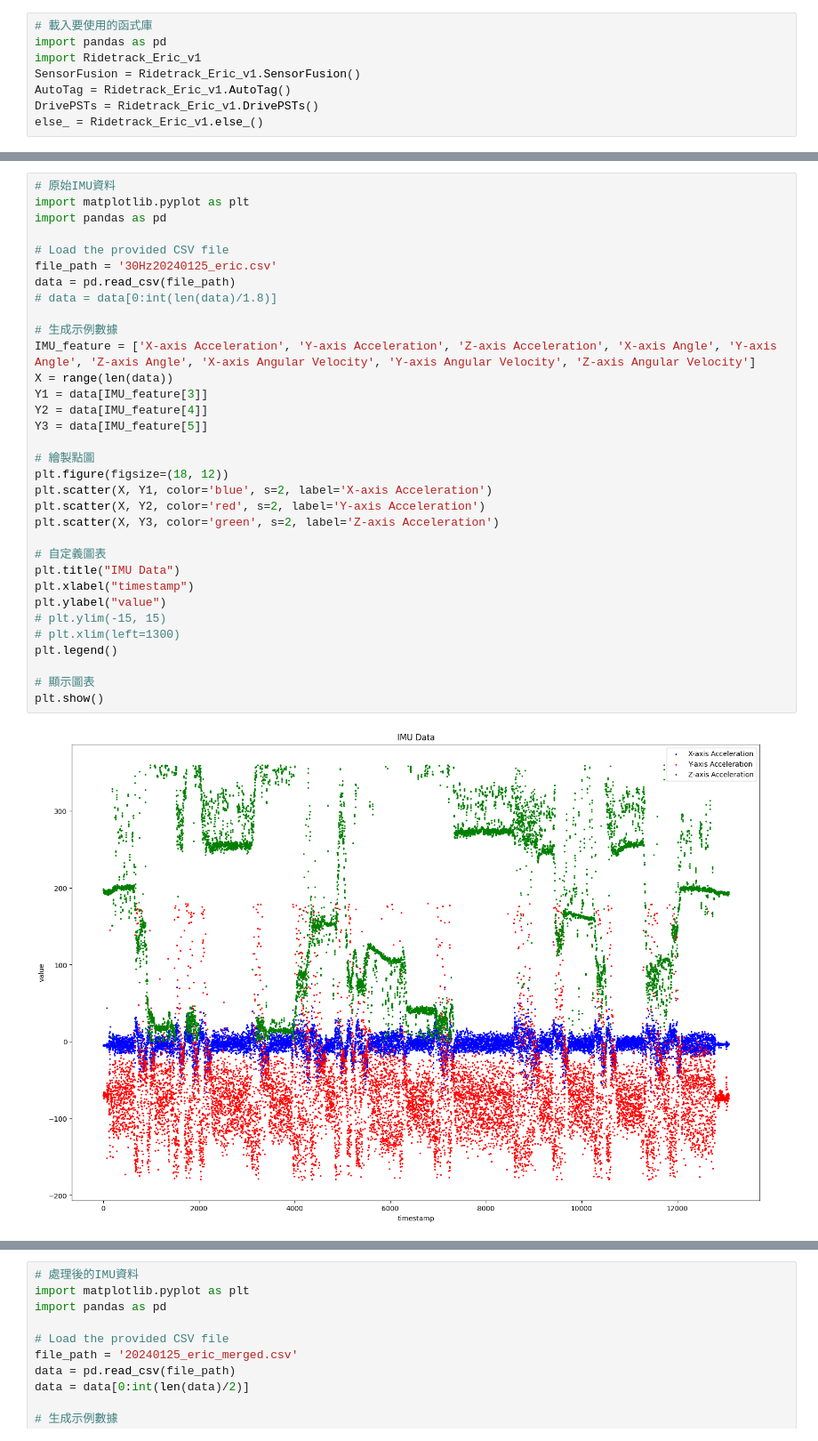
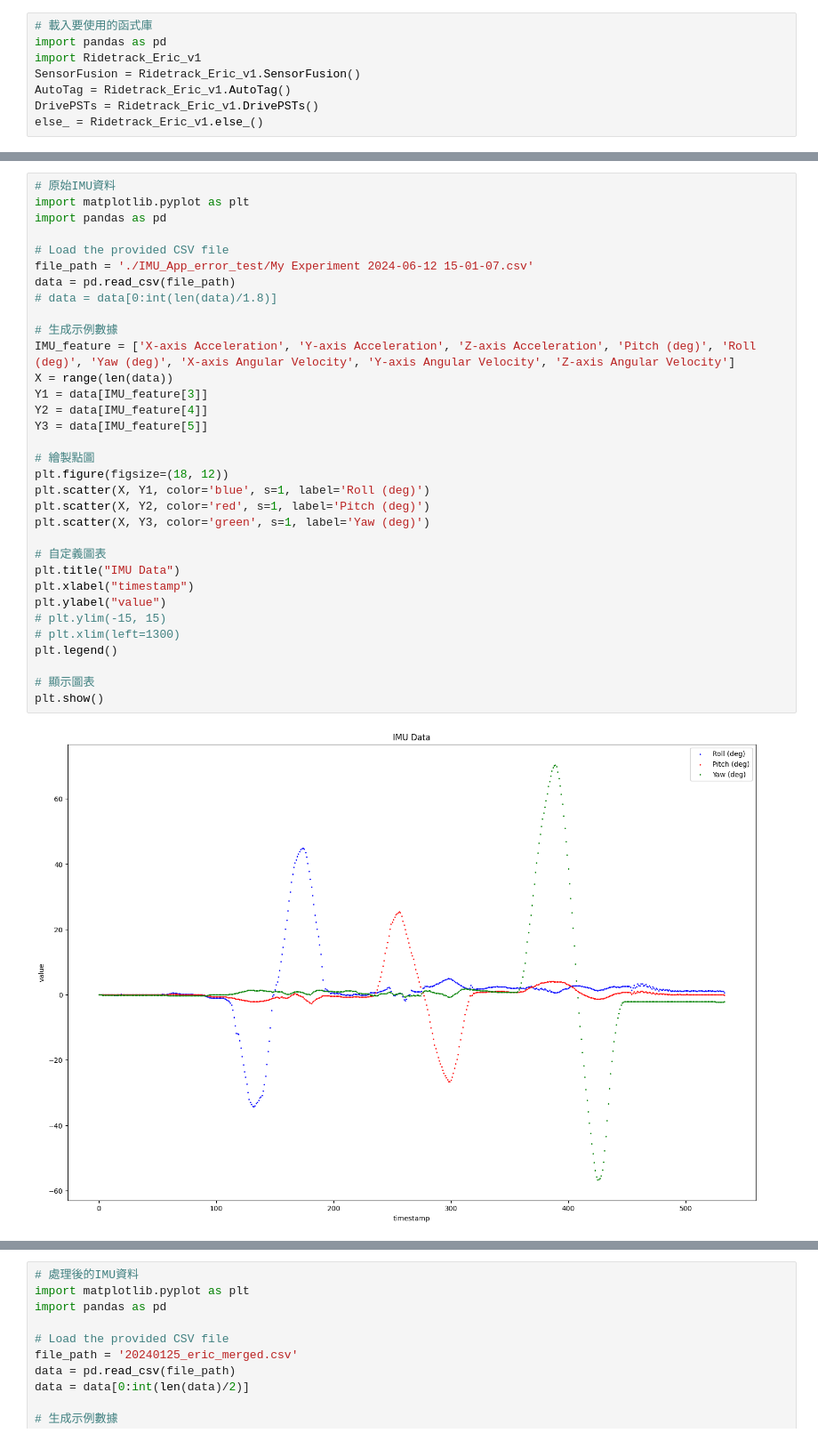
Before and after one commit to SROP6313/Motor_RideTrack, a Jupyter notebook: IMU_Analyze.ipynb, the cells around one changed output, grey strips where cells are left out. Shown at 89% size. Drawn from its saved outputs; the diff is of its cells as text.

```diff
--- a/IMU_Analyze.ipynb
+++ b/IMU_Analyze.ipynb
@@ -11,35 +26,35 @@ SensorFusion.Axis_Process('30Hz20240430_test.txt', '30Hz20240430_test.csv')
 # %%
 # 原始IMU資料
 import matplotlib.pyplot as plt
 import pandas as pd
 
 # Load the provided CSV file
-file_path = '30Hz20240125_eric.csv'
+file_path = './IMU_App_error_test/My Experiment 2024-06-12 15-01-07.csv'
 data = pd.read_csv(file_path)
 # data = data[0:int(len(data)/1.8)]
 
 # 生成示例數據
-IMU_feature = ['X-axis Acceleration', 'Y-axis Acceleration', 'Z-axis Acceleration', 'X-axis Angle', 'Y-axis Angle', 'Z-axis Angle', 'X-axis Angular Velocity', 'Y-axis Angular Velocity', 'Z-axis Angular Velocity']
+IMU_feature = ['X-axis Acceleration', 'Y-axis Acceleration', 'Z-axis Acceleration', 'Pitch (deg)', 'Roll (deg)', 'Yaw (deg)', 'X-axis Angular Velocity', 'Y-axis Angular Velocity', 'Z-axis Angular Velocity']
 X = range(len(data))
 Y1 = data[IMU_feature[3]]
 Y2 = data[IMU_feature[4]]
 Y3 = data[IMU_feature[5]]
 
 # 繪製點圖
 plt.figure(figsize=(18, 12))
-plt.scatter(X, Y1, color='blue', s=2, label='X-axis Acceleration')
-plt.scatter(X, Y2, color='red', s=2, label='Y-axis Acceleration')
-plt.scatter(X, Y3, color='green', s=2, label='Z-axis Acceleration')
+plt.scatter(X, Y1, color='blue', s=1, label='Roll (deg)')
+plt.scatter(X, Y2, color='red', s=1, label='Pitch (deg)')
+plt.scatter(X, Y3, color='green', s=1, label='Yaw (deg)')
 
 # 自定義圖表
 plt.title("IMU Data")
 plt.xlabel("timestamp")
 plt.ylabel("value")
 # plt.ylim(-15, 15)
 # plt.xlim(left=1300)
 plt.legend()
 
 # 顯示圖表
 plt.show()
 # %% [output]
-[figure, old version]
+[figure, new version]
```
Also changed, not shown: parts of 3 cells of this notebook, 3 other files.
